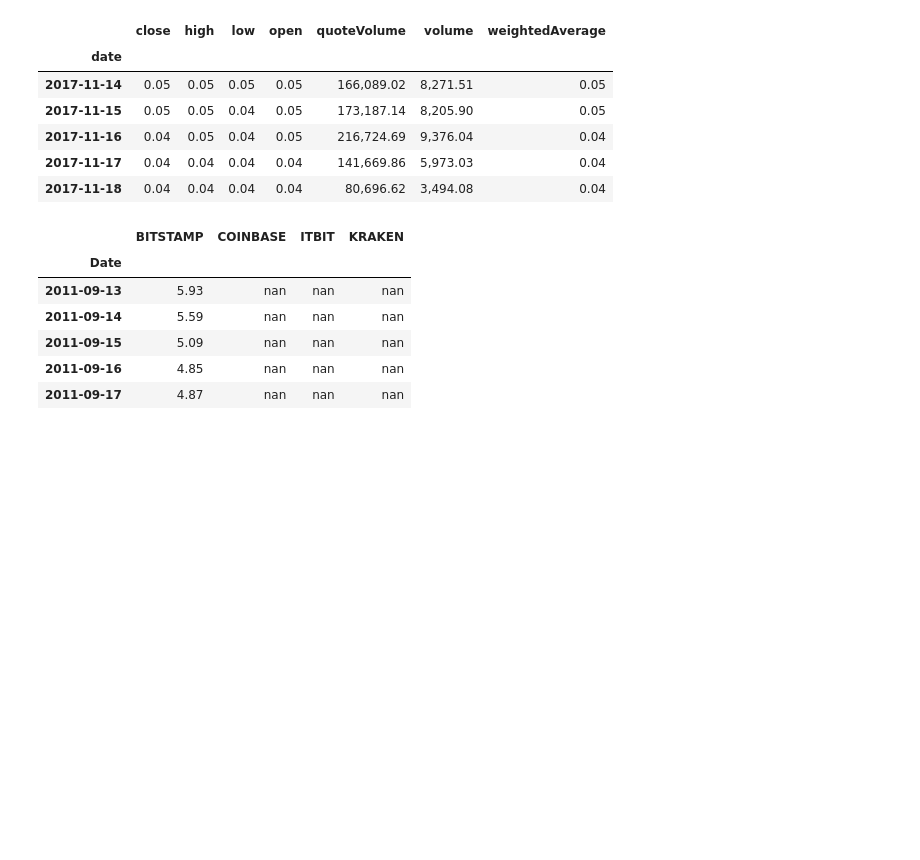
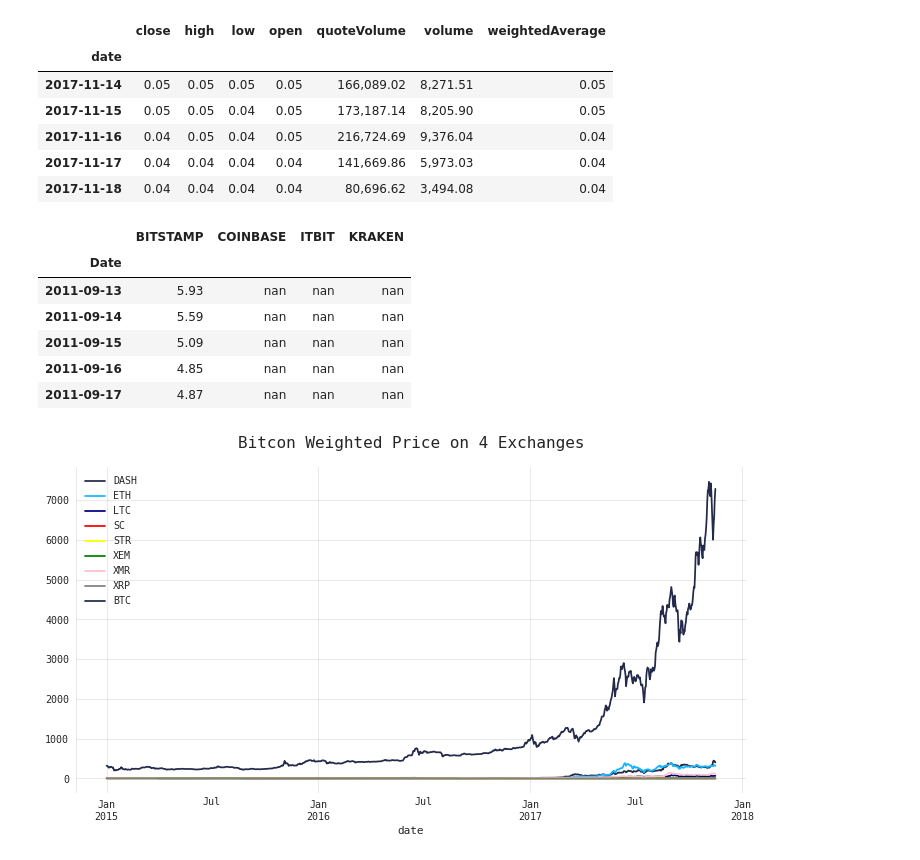
Before and after one commit to qu4ku/analysing-cryptocurrencies, a Jupyter notebook: analysing-cryptocurrencies.ipynb, the cells around one changed output. Drawn from its saved outputs; the diff is of its cells as text; code cells hidden in the pictures; blank space fills up the shorter version.

```diff
--- a/analysing-cryptocurrencies.ipynb
+++ b/analysing-cryptocurrencies.ipynb
@@ -51,7 +58,7 @@ matplotlib 2.0.2
 # %%
 def get_quandl_data(quandl_id):
     '''Download and cache Quandl dataseries'''
-    cache_path = '{}.pkl'.format(quandl_id).replace('/', '-')
+    cache_path = 'data/' + '{}.pkl'.format(quandl_id).replace('/', '-')
     try:
         f = open(cache_path, 'rb')
         df = pickle.load(f)
@@ -147,13 +154,13 @@ plt.title('Bitcon Mean Price (All 4 Exchanges)', fontsize=16, y=1.04);
 def get_json_data(json_url, cache_path):
     '''Download and cache JSON data, return as a dataframe.'''
     try:
-        f = open(cache_path, 'rb')
+        f = open('data/' + cache_path, 'rb')
         df = pickle.load(f)
         print('Loaded {} from cache\n'.format(json_url))
     except (OSError, IOError, FileNotFoundError) as e:
         print('Downloading {}\n'.format(json_url))
         df = pd.read_json(json_url)
-        df.to_pickle(cache_path)
+        df.to_pickle('data/' + cache_path)
         print('Cached {} at {}'.format(json_url, cache_path))
     return df
 # %%
@@ -228,0 +234,10 @@ combined_df['BTC'] = btc_avg_price
+# %%
+# Chart all of the altcoin prices
+colors = [MC, '#17b5ff', 'navy', 'red', 'yellow', 'green', 'pink', 'grey']
+plt.figure(figsize=(12, 6))
+plt.axes(frameon=False)
+combined_df.plot(ax=plt.gca(), color=colors)
+plt.grid(**grid_params)
+plt.title('Bitcon Weighted Price on 4 Exchanges', fontsize=16, y=1.04);
+# %% [output]
+[figure, added]
```
Also changed, not shown: parts of 7 cells of this notebook.
